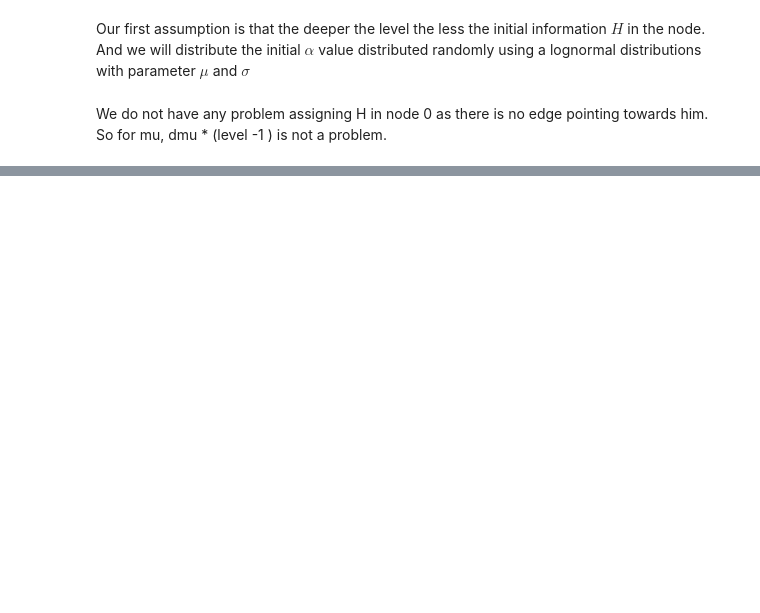
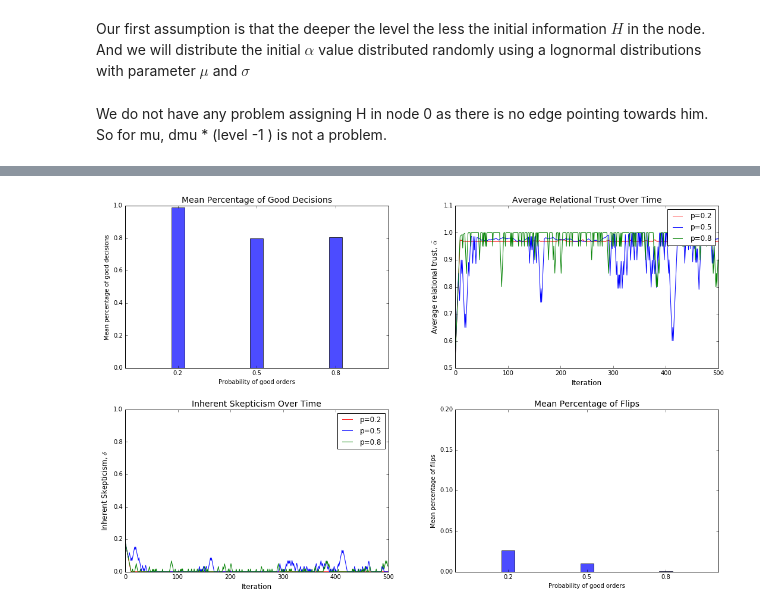
Before and after one commit to arefindk/csss16-trust, a Jupyter notebook: simple-model/trust-v1.ipynb, the cells around one changed output, grey strips where cells are left out. Saved outputs shown, nothing was run; the diff lists cells and outputs as text; code cells hidden in the pictures; blank space fills up the shorter version.

```diff
--- a/simple-model/trust-v1.ipynb
+++ b/simple-model/trust-v1.ipynb
@@ -290,0 +517,5 @@ plt.show()
+# %%
+efficient_use_of_info = dict()
+for p_good_order in [0.2,0.5,0.8]:
+    plot_data = create_plots(iteration_count = 500, alpha = 0.5, delta = 0.2, info = 0.5, p_good_order = p_good_order, plot_network = False)
+    efficient_use_of_info[p_good_order] = plot_data
@@ -290,0 +540,4 @@ plt.show()
+# %%
+plot_four_figures(efficient_use_of_info, filename = "low_delta_high_info")
+# %% [output]
+[figure, added]
```
Also changed, not shown: parts of 22 cells of this notebook, 34 other files.
